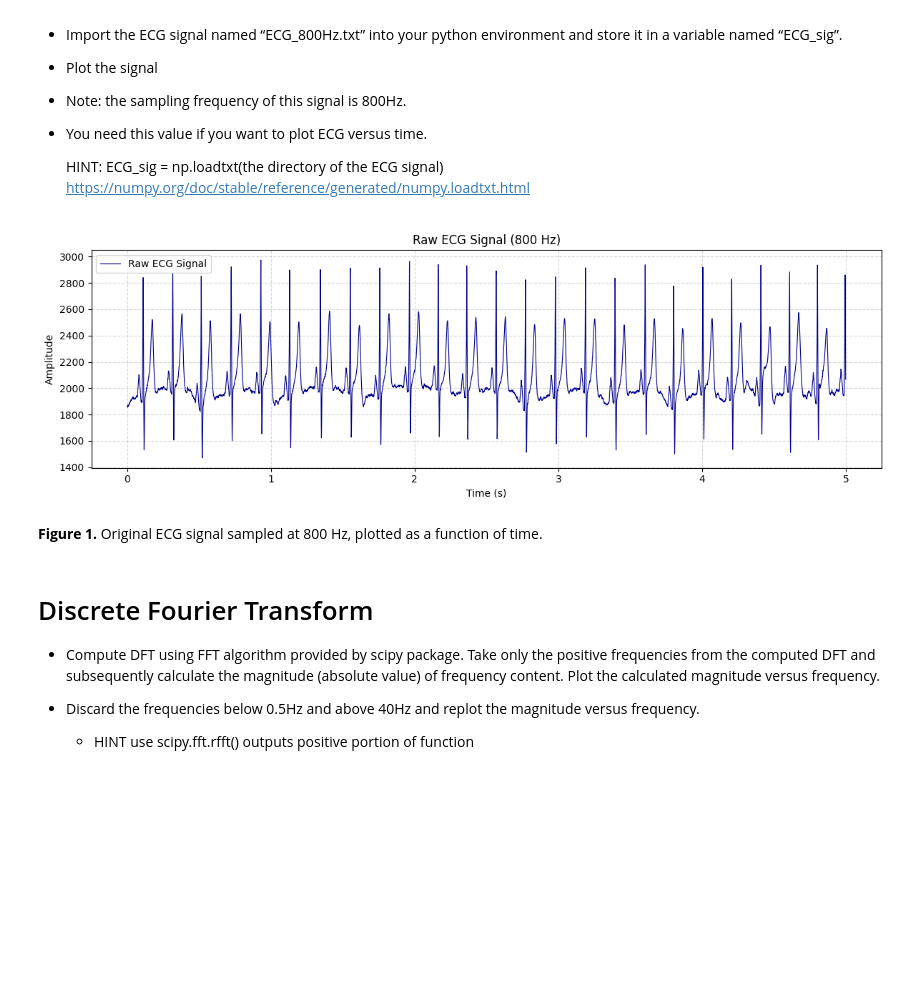
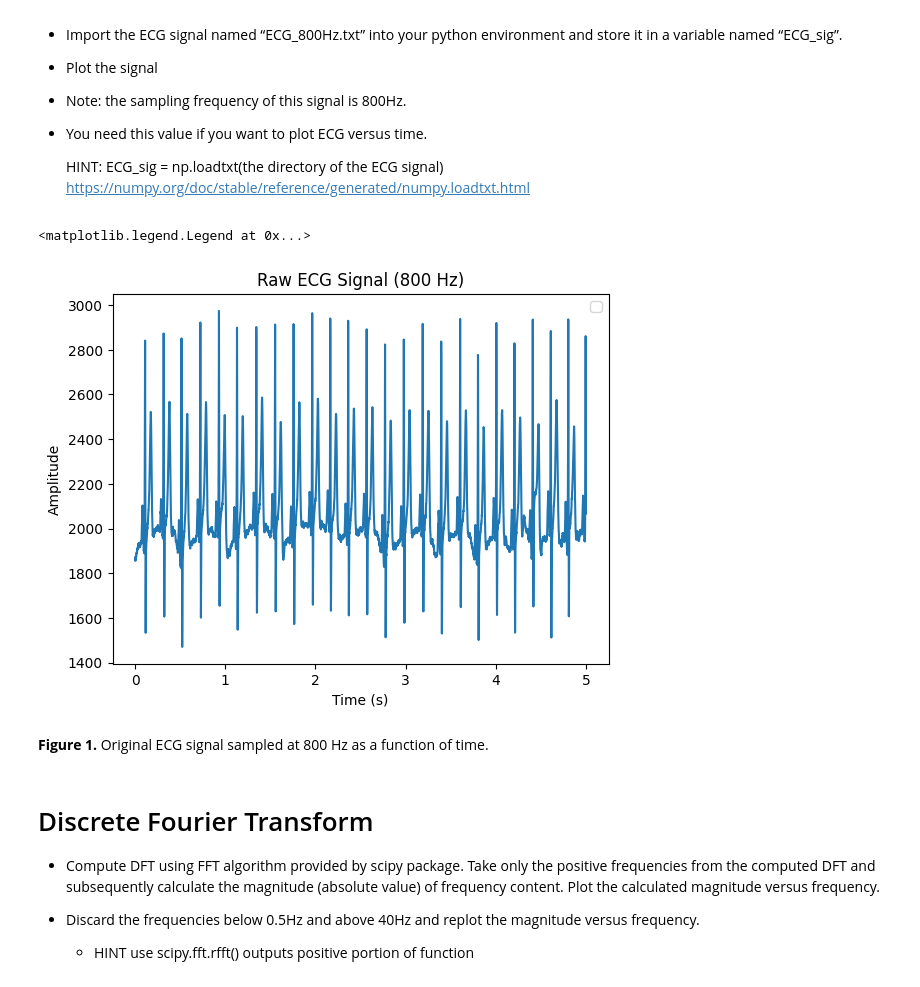
Before and after one commit to simulate111/Acquisition-and-Analysis-of-Biosignals, a Jupyter notebook: dtek0042_exercise_2.ipynb, the cells around one changed output. Drawn from its saved outputs; the diff is of its cells as text; code cells hidden in the pictures; blank space fills up the shorter version.

```diff
--- a/dtek0042_exercise_2.ipynb
+++ b/dtek0042_exercise_2.ipynb
@@ -35,30 +35,25 @@ import matplotlib.pyplot as plt
 # %%
 #code
 
-# --- ADDED CODE START ---
-# Loading the raw ECG signal from the file path provided in the directory.
+# Loading the data
 #ECG_sig = np.loadtxt('/content/ECG_800hz.txt')
 ECG_sig = np.loadtxt('https://raw.githubusercontent.com/simulate111/Acquisition-and-Analysis-of-Biosignals/refs/heads/main/ECG1.dat.txt')
 
-# Defining sample frequency and calculating the time axis
+#sample frequency
 fs = 800
-time = np.arange(len(ECG_sig)) / fs
+time = np.arange(len(ECG_sig))/fs
 
-# Plotting the ECG signal versus time
-plt.figure(figsize=(12, 4))
-plt.plot(time, ECG_sig, label='Raw ECG Signal', color='darkblue', linewidth=0.8)
+# ECG versus time
+plt.plot(time, ECG_sig)
 plt.title('Raw ECG Signal (800 Hz)')
 plt.xlabel('Time (s)')
 plt.ylabel('Amplitude')
-plt.grid(True, linestyle='--', alpha=0.5)
 plt.legend()
-plt.tight_layout()
-plt.show()
-# --- ADDED CODE END ---
 # %% [output]
+<matplotlib.legend.Legend at 0x...>
-[figure, old version]
+[figure, new version]
 # %% [markdown]
-**Figure 1.** Original ECG signal sampled at 800 Hz, plotted as a function of time.
+**Figure 1.** Original ECG signal sampled at 800 Hz as a function of time.
 # %% [markdown]
 # Discrete Fourier Transform
 
```
Also changed, not shown: parts of 12 cells of this notebook.
